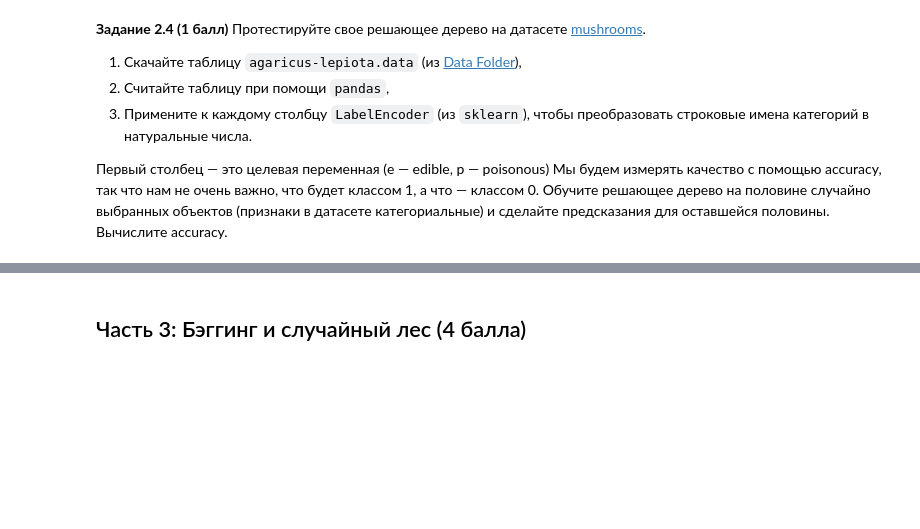
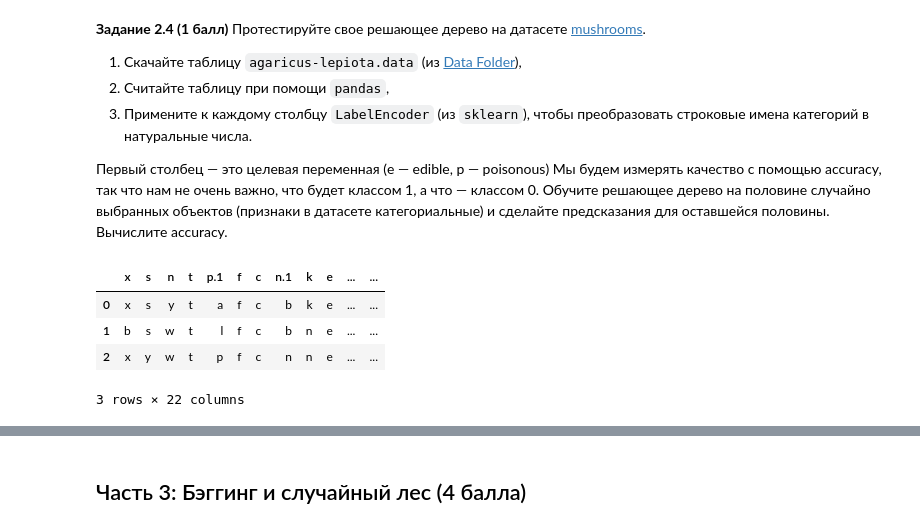
Before and after one commit to Bosbobos/IAD, a Jupyter notebook: MachineLeariningBasics/hw07_trees/hw07_trees_rf.ipynb, the cells around one changed output, grey strips where cells are left out. Drawn from its saved outputs; the diff is of its cells as text; code cells hidden in the pictures; blank space fills up the shorter version.

```diff
--- a/MachineLeariningBasics/hw07_trees/hw07_trees_rf.ipynb
+++ b/MachineLeariningBasics/hw07_trees/hw07_trees_rf.ipynb
@@ -419,0 +419,12 @@ TypeError: Axes.scatter() got multiple values for argument 'ax'
+# %%
+# ᕕ(╭ರ╭ ͟ʖ╮•́)⊃¤=(————
+mushroom = pd.read_csv('agaricus-lepiota.data')
+y = mushroom.iloc[:, 0]
+mushroom.drop(mushroom.columns[0], axis=1, inplace=True)
+mushroom.head(3)
+# %% [output]
+|  | x | s | n | t | p.1 | f | c | n.1 | k | e | ... | ... |
+| 0 | x | s | y | t | a | f | c | b | k | e | ... | ... |
+| 1 | b | s | w | t | l | f | c | b | n | e | ... | ... |
+| 2 | x | y | w | t | p | f | c | n | n | e | ... | ... |
+3 rows × 22 columns
```
Also changed, not shown: parts of 6 cells of this notebook, 1 other file.
